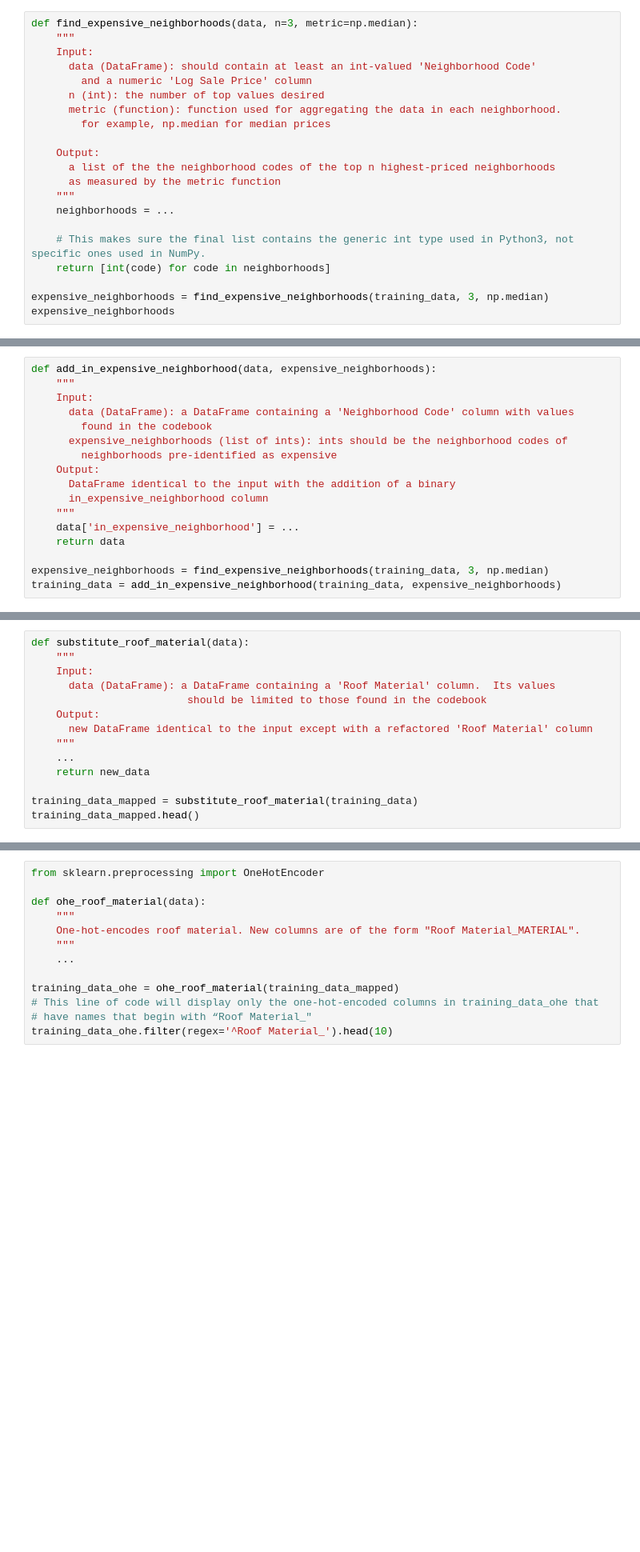
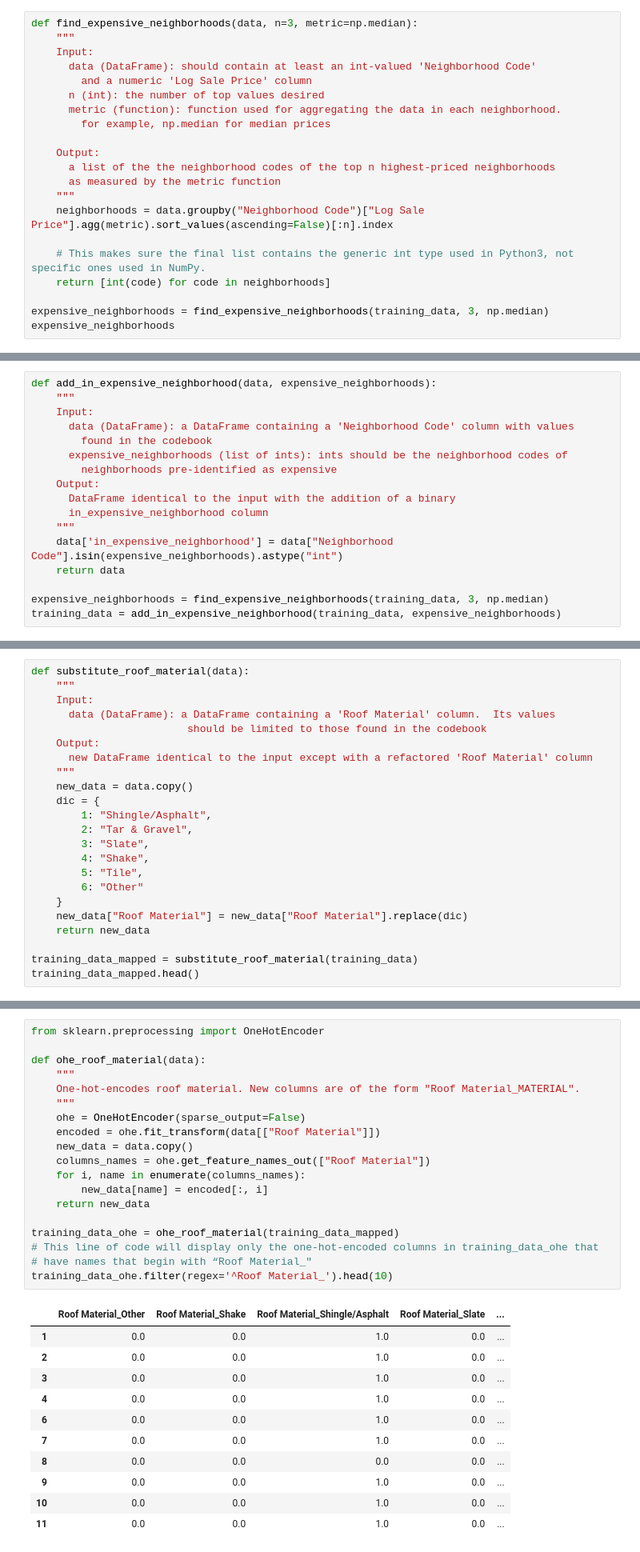
Before and after one commit to GhostLazy/Data100, a Jupyter notebook: su24-materials-main/proj/projA1/projA1.ipynb, the cells around one changed output, grey strips where cells are left out. Shown at 80% size. Drawn from its saved outputs; the diff is of its cells as text; blank space fills up the shorter version.

```diff
--- a/su24-materials-main/proj/projA1/projA1.ipynb
+++ b/su24-materials-main/proj/projA1/projA1.ipynb
@@ -540,7 +618,7 @@ def find_expensive_neighborhoods(data, n=3, metric=np.median):
       a list of the the neighborhood codes of the top n highest-priced neighborhoods
       as measured by the metric function
     """
-    neighborhoods = ...
+    neighborhoods = data.groupby("Neighborhood Code")["Log Sale Price"].agg(metric).sort_values(ascending=False)[:n].index
 
     # This makes sure the final list contains the generic int type used in Python3, not specific ones used in NumPy.
     return [int(code) for code in neighborhoods]
@@ -572,7 +654,7 @@ def add_in_expensive_neighborhood(data, expensive_neighborhoods):
       DataFrame identical to the input with the addition of a binary
       in_expensive_neighborhood column
     """
-    data['in_expensive_neighborhood'] = ...
+    data['in_expensive_neighborhood'] = data["Neighborhood Code"].isin(expensive_neighborhoods).astype("int")
     return data
 
 expensive_neighborhoods = find_expensive_neighborhoods(training_data, 3, np.median)
@@ -611,7 +695,16 @@ def substitute_roof_material(data):
     Output:
       new DataFrame identical to the input except with a refactored 'Roof Material' column
     """
-    ...
+    new_data = data.copy()
+    dic = {
+        1: "Shingle/Asphalt",
+        2: "Tar & Gravel",
+        3: "Slate",
+        4: "Shake",
+        5: "Tile",
+        6: "Other"
+    }
+    new_data["Roof Material"] = new_data["Roof Material"].replace(dic)
     return new_data
 
 training_data_mapped = substitute_roof_material(training_data)
@@ -636,15 +739,33 @@ Complete the following function `ohe_roof_material` that returns a `DataFrame` w
 # %%
 from sklearn.preprocessing import OneHotEncoder
 
 def ohe_roof_material(data):
     """
     One-hot-encodes roof material. New columns are of the form "Roof Material_MATERIAL".
     """
-    ...
+    ohe = OneHotEncoder(sparse_output=False)
+    encoded = ohe.fit_transform(data[["Roof Material"]])
+    new_data = data.copy()
+    columns_names = ohe.get_feature_names_out(["Roof Material"])
+    for i, name in enumerate(columns_names):
+        new_data[name] = encoded[:, i]
+    return new_data
 
 training_data_ohe = ohe_roof_material(training_data_mapped)
 # This line of code will display only the one-hot-encoded columns in training_data_ohe that
 # have names that begin with “Roof Material_"
 training_data_ohe.filter(regex='^Roof Material_').head(10)
+# %% [output]
+|  | Roof Material_Other | Roof Material_Shake | Roof Material_Shingle/Asphalt | Roof Material_Slate | ... |
+| 1 | 0.0 | 0.0 | 1.0 | 0.0 | ... |
+| 2 | 0.0 | 0.0 | 1.0 | 0.0 | ... |
+| 3 | 0.0 | 0.0 | 1.0 | 0.0 | ... |
+| 4 | 0.0 | 0.0 | 1.0 | 0.0 | ... |
+| 6 | 0.0 | 0.0 | 1.0 | 0.0 | ... |
+| 7 | 0.0 | 0.0 | 1.0 | 0.0 | ... |
+| 8 | 0.0 | 0.0 | 0.0 | 0.0 | ... |
+| 9 | 0.0 | 0.0 | 1.0 | 0.0 | ... |
+| 10 | 0.0 | 0.0 | 1.0 | 0.0 | ... |
+| 11 | 0.0 | 0.0 | 1.0 | 0.0 | ... |
 # %%
 grader.check("q7b")
```
Also changed, not shown: parts of 50 cells of this notebook, 3 other files.
